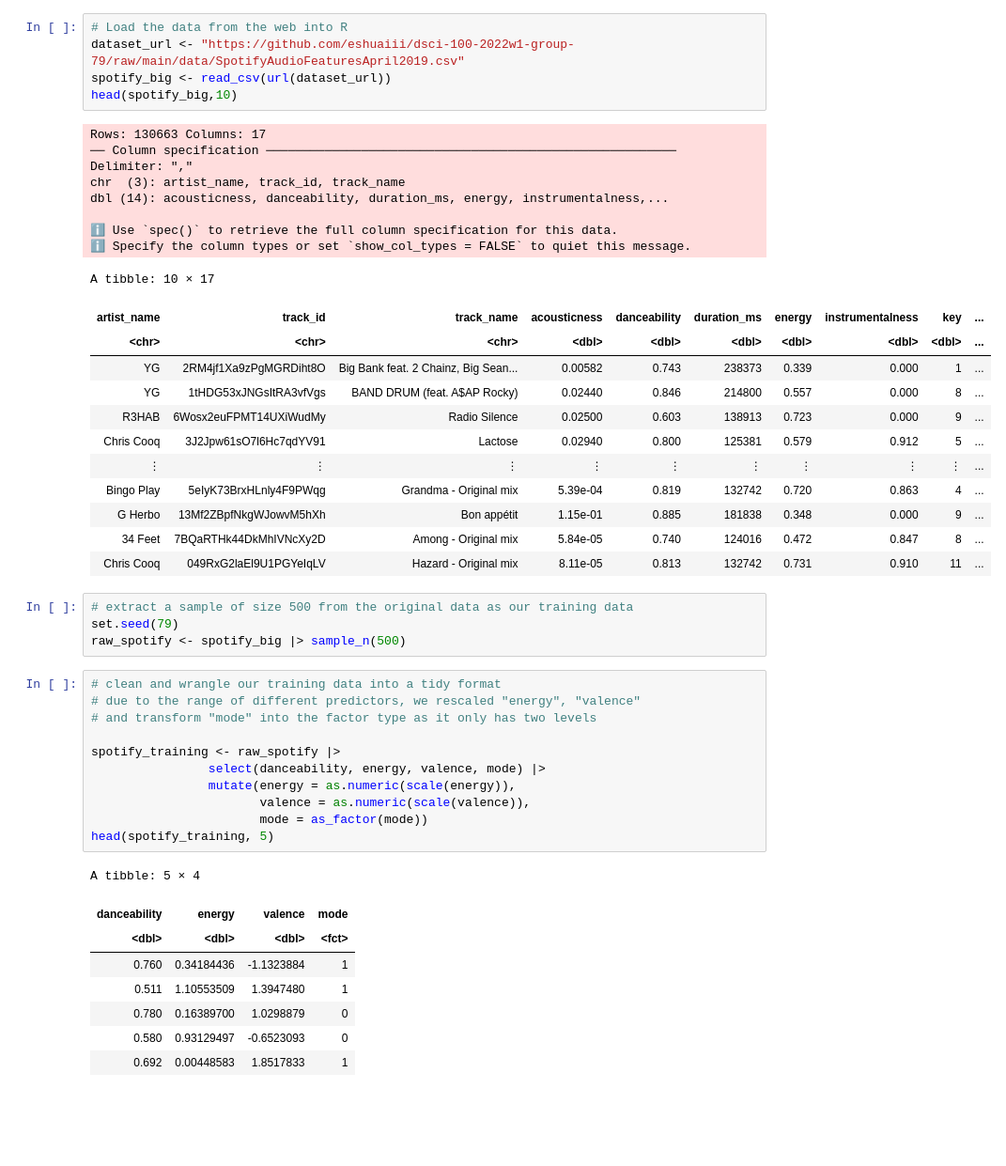
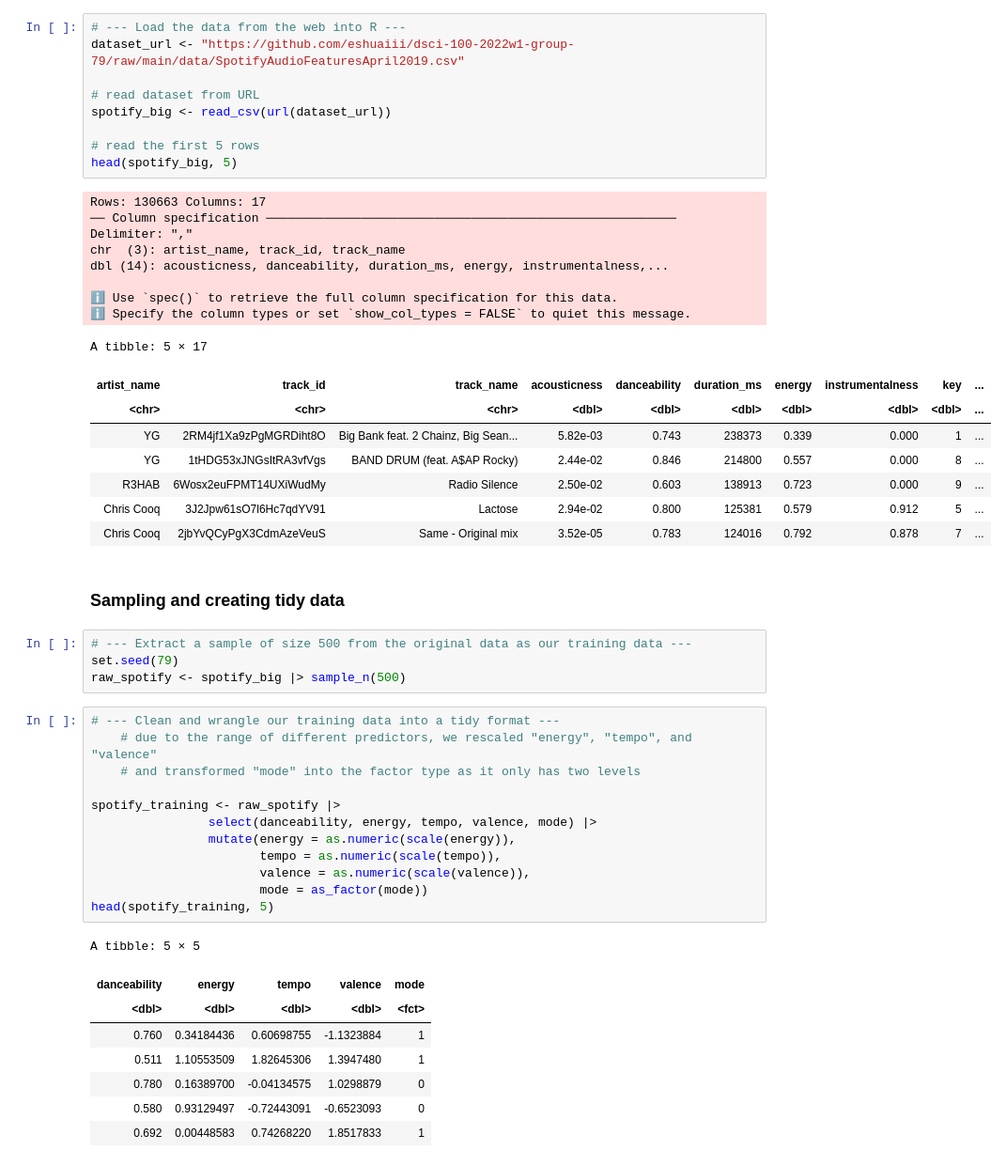
Before and after one commit to eshuaiii/dsci-100-2022w1-group-79, a Jupyter notebook: 79_project_proposal.ipynb, the cells around one changed output. Shown: that part at 94% size. Cells and saved outputs as stored; diff of their text form; blank space fills up the shorter version.

```diff
--- a/79_project_proposal.ipynb
+++ b/79_project_proposal.ipynb
@@ -12,50 +43,53 @@ options(repr.matrix.max.rows = 8)
 # %%
-# Load the data from the web into R
+# --- Load the data from the web into R ---
 dataset_url <- "https://github.com/eshuaiii/dsci-100-2022w1-group-79/raw/main/data/SpotifyAudioFeaturesApril2019.csv"
+
+# read dataset from URL
 spotify_big <- read_csv(url(dataset_url))
-head(spotify_big,10)
+
+# read the first 5 rows
+head(spotify_big, 5)
 # %% [output]
 Rows: 130663 Columns: 17
 ── Column specification ────────────────────────────────────────────────────────
 Delimiter: ","
 chr  (3): artist_name, track_id, track_name
 dbl (14): acousticness, danceability, duration_ms, energy, instrumentalness,...
 
 ℹ Use `spec()` to retrieve the full column specification for this data.
 ℹ Specify the column types or set `show_col_types = FALSE` to quiet this message.
-A tibble: 10 × 17
+A tibble: 5 × 17
 | artist_name | track_id | track_name | acousticness | danceability | duration_ms | energy | instrumentalness | key | ... |
 | <chr> | <chr> | <chr> | <dbl> | <dbl> | <dbl> | <dbl> | <dbl> | <dbl> | ... |
-| YG | 2RM4jf1Xa9zPgMGRDiht8O | Big Bank feat. 2 Chainz, Big Sean... | 0.00582 | 0.743 | 238373 | 0.339 | 0.000 | 1 | ... |
-| YG | 1tHDG53xJNGsItRA3vfVgs | BAND DRUM (feat. A$AP Rocky) | 0.02440 | 0.846 | 214800 | 0.557 | 0.000 | 8 | ... |
-| R3HAB | 6Wosx2euFPMT14UXiWudMy | Radio Silence | 0.02500 | 0.603 | 138913 | 0.723 | 0.000 | 9 | ... |
-| Chris Cooq | 3J2Jpw61sO7l6Hc7qdYV91 | Lactose | 0.02940 | 0.800 | 125381 | 0.579 | 0.912 | 5 | ... |
-| ⋮ | ⋮ | ⋮ | ⋮ | ⋮ | ⋮ | ⋮ | ⋮ | ⋮ | ... |
-| Bingo Play | 5eIyK73BrxHLnly4F9PWqg | Grandma - Original mix | 5.39e-04 | 0.819 | 132742 | 0.720 | 0.863 | 4 | ... |
-| G Herbo | 13Mf2ZBpfNkgWJowvM5hXh | Bon appétit | 1.15e-01 | 0.885 | 181838 | 0.348 | 0.000 | 9 | ... |
-| 34 Feet | 7BQaRTHk44DkMhIVNcXy2D | Among - Original mix | 5.84e-05 | 0.740 | 124016 | 0.472 | 0.847 | 8 | ... |
-| Chris Cooq | 049RxG2laEl9U1PGYeIqLV | Hazard - Original mix | 8.11e-05 | 0.813 | 132742 | 0.731 | 0.910 | 11 | ... |
+| YG | 2RM4jf1Xa9zPgMGRDiht8O | Big Bank feat. 2 Chainz, Big Sean... | 5.82e-03 | 0.743 | 238373 | 0.339 | 0.000 | 1 | ... |
+| YG | 1tHDG53xJNGsItRA3vfVgs | BAND DRUM (feat. A$AP Rocky) | 2.44e-02 | 0.846 | 214800 | 0.557 | 0.000 | 8 | ... |
+| R3HAB | 6Wosx2euFPMT14UXiWudMy | Radio Silence | 2.50e-02 | 0.603 | 138913 | 0.723 | 0.000 | 9 | ... |
+| Chris Cooq | 3J2Jpw61sO7l6Hc7qdYV91 | Lactose | 2.94e-02 | 0.800 | 125381 | 0.579 | 0.912 | 5 | ... |
+| Chris Cooq | 2jbYvQCyPgX3CdmAzeVeuS | Same - Original mix | 3.52e-05 | 0.783 | 124016 | 0.792 | 0.878 | 7 | ... |
+# %% [markdown]
+### Sampling and creating tidy data
 # %%
-# extract a sample of size 500 from the original data as our training data
+# --- Extract a sample of size 500 from the original data as our training data ---
 set.seed(79)
 raw_spotify <- spotify_big |> sample_n(500)
 # %%
-# clean and wrangle our training data into a tidy format
-# due to the range of different predictors, we rescaled "energy", "valence"
-# and transform "mode" into the factor type as it only has two levels
+# --- Clean and wrangle our training data into a tidy format ---
+    # due to the range of different predictors, we rescaled "energy", "tempo", and "valence"
+    # and transformed "mode" into the factor type as it only has two levels
 
 spotify_training <- raw_spotify |>
-                select(danceability, energy, valence, mode) |>
+                select(danceability, energy, tempo, valence, mode) |>
                 mutate(energy = as.numeric(scale(energy)),
+                       tempo = as.numeric(scale(tempo)),
                        valence = as.numeric(scale(valence)),
                        mode = as_factor(mode))
 head(spotify_training, 5)
 # %% [output]
-A tibble: 5 × 4
+A tibble: 5 × 5
-| danceability | energy | valence | mode |
-| <dbl> | <dbl> | <dbl> | <fct> |
-| 0.760 | 0.34184436 | -1.1323884 | 1 |
-| 0.511 | 1.10553509 | 1.3947480 | 1 |
-| 0.780 | 0.16389700 | 1.0298879 | 0 |
-| 0.580 | 0.93129497 | -0.6523093 | 0 |
-| 0.692 | 0.00448583 | 1.8517833 | 1 |
+| danceability | energy | tempo | valence | mode |
+| <dbl> | <dbl> | <dbl> | <dbl> | <fct> |
+| 0.760 | 0.34184436 | 0.60698755 | -1.1323884 | 1 |
+| 0.511 | 1.10553509 | 1.82645306 | 1.3947480 | 1 |
+| 0.780 | 0.16389700 | -0.04134575 | 1.0298879 | 0 |
+| 0.580 | 0.93129497 | -0.72443091 | -0.6523093 | 0 |
+| 0.692 | 0.00448583 | 0.74268220 | 1.8517833 | 1 |
```
Also changed, not shown: parts of 10 cells of this notebook.
